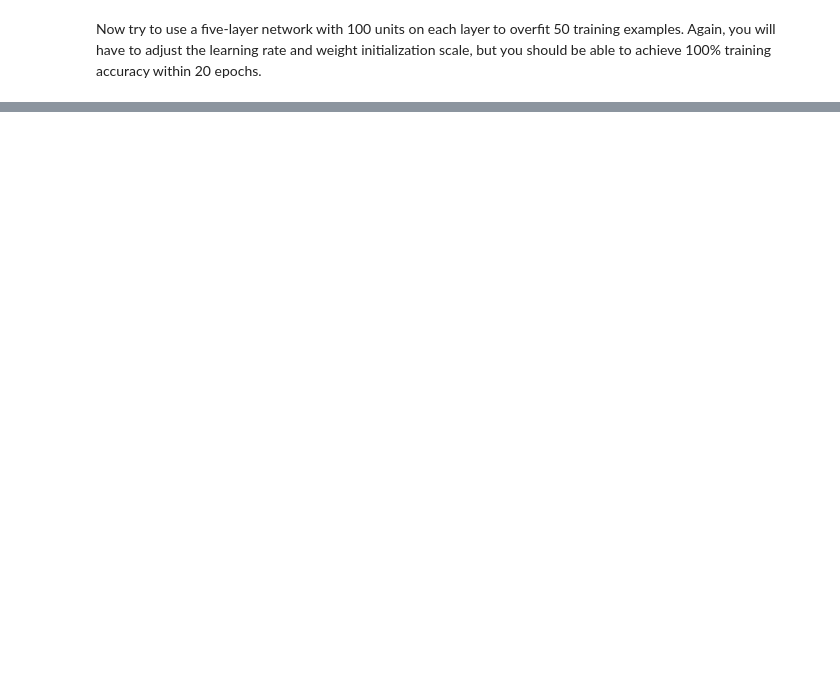
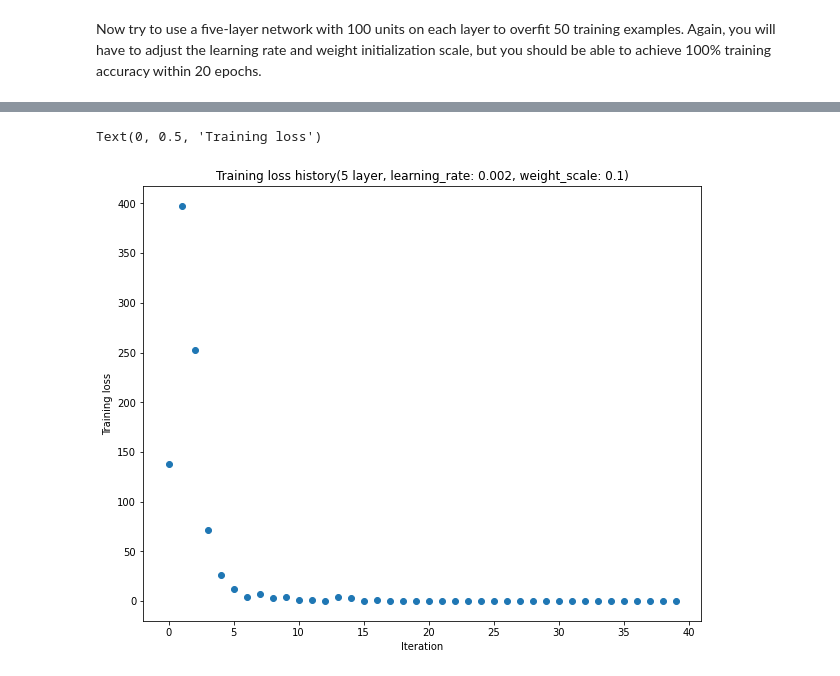
Before and after one commit to kevinva/sysuhomework, a Jupyter notebook: 计算机图像处理/大作业/final-project/FullyConnectedNets.ipynb, the cells around one changed output, grey strips where cells are left out. Cells and saved outputs as stored; diff of their text form; code cells hidden in the pictures; blank space fills up the shorter version.

```diff
--- a/计算机图像处理/大作业/final-project/FullyConnectedNets.ipynb
+++ b/计算机图像处理/大作业/final-project/FullyConnectedNets.ipynb
@@ -401,7 +490,7 @@ small_data = {
 }
 
 learning_rate = 2e-3  # Experiment with this!
-weight_scale = 1e-5   # Experiment with this!
+weight_scale = 1e-1   # Experiment with this!
 model = FullyConnectedNet([100, 100, 100, 100],
                 weight_scale=weight_scale, dtype=np.float64)
 solver = Solver(model, small_data,
@@ -414,7 +503,8 @@ solver = Solver(model, small_data,
 solver.train()
 
 plt.plot(solver.loss_history, 'o')
-plt.title('Training loss history')
+plt.title('Training loss history(5 layer, learning_rate: {}, weight_scale: {})'.format(learning_rate, weight_scale))
 plt.xlabel('Iteration')
 plt.ylabel('Training loss')
-plt.show()
+# plt.show()
+# %% [output]
@@ -420,0 +528,2 @@ plt.show()
+Text(0, 0.5, 'Training loss')
+[figure, added]
```
Also changed, not shown: parts of 7 cells of this notebook, 4 other files.
